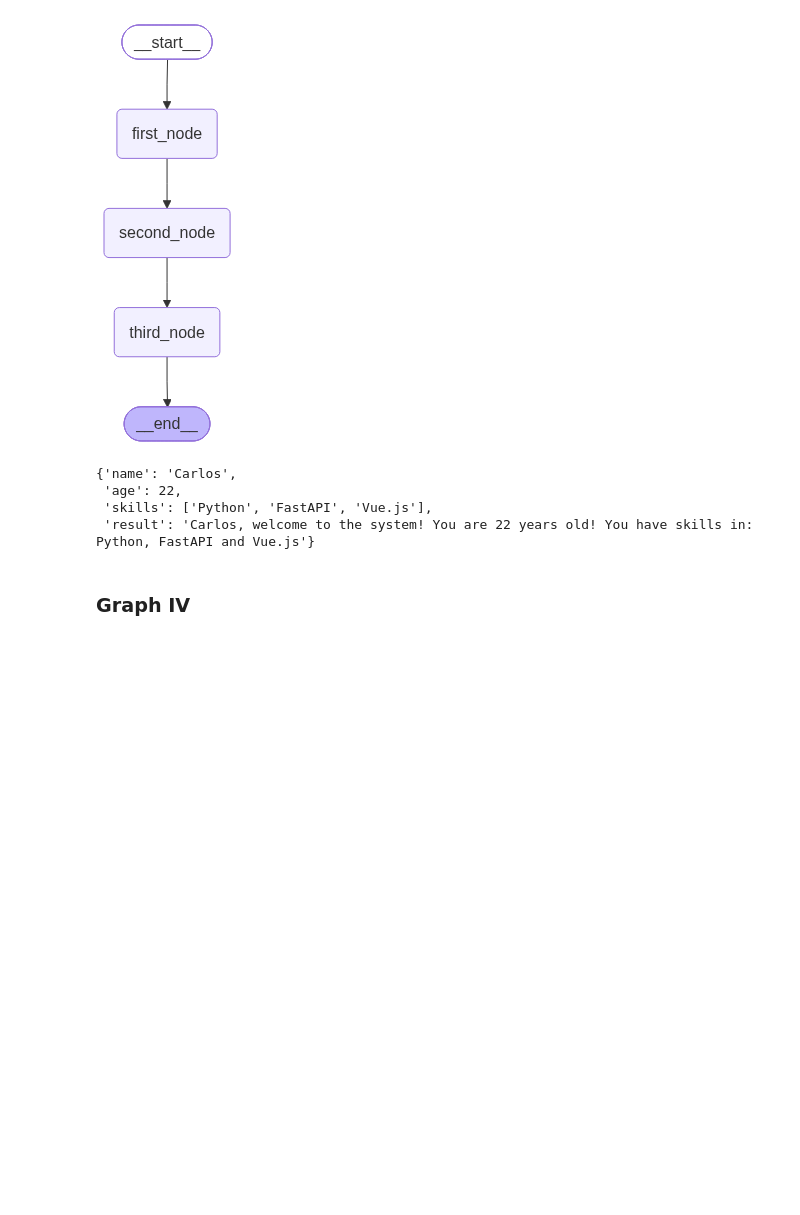
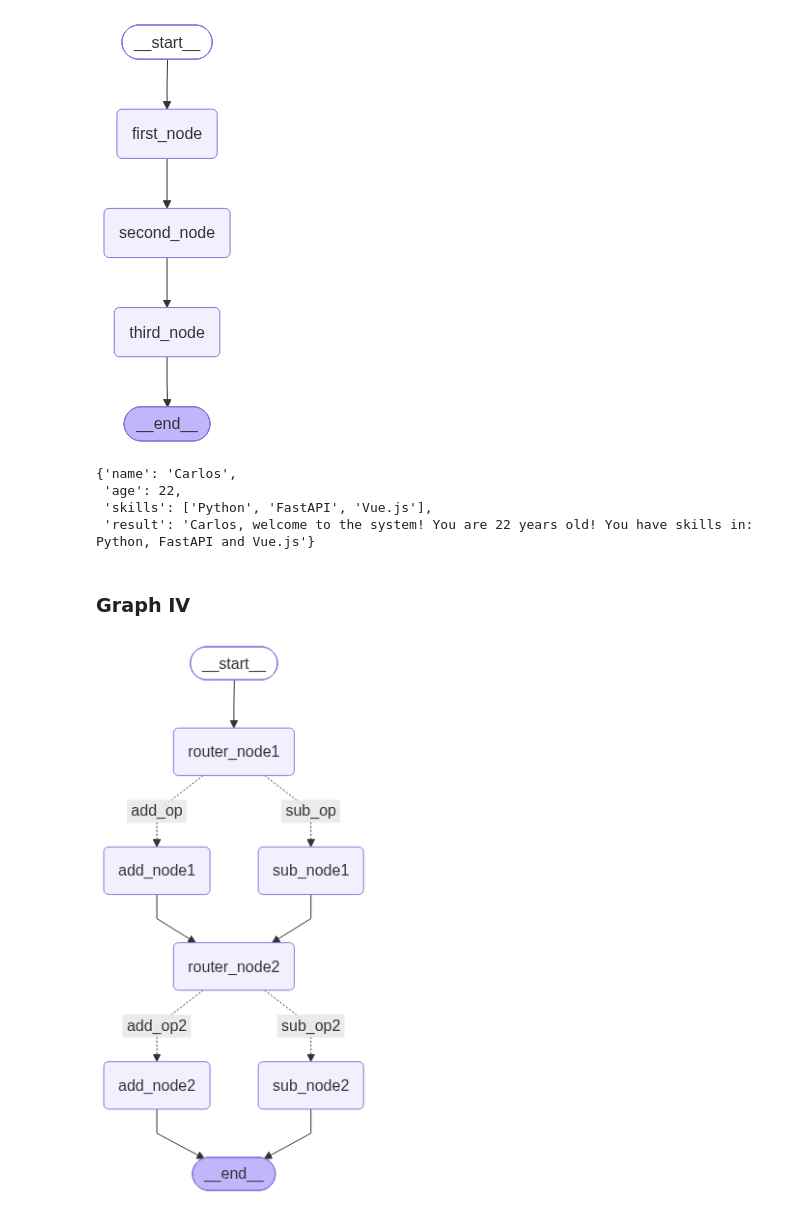
Before and after one commit to carlos-dani-dev/langgraph-course, a Jupyter notebook: helloWorldGraph.ipynb, the cells around one changed output. Drawn from its saved outputs; the diff is of its cells as text; code cells hidden in the pictures; blank space fills up the shorter version.

Commit message:
GRAPH V - Two Conditional Edges Graph

```diff
--- a/helloWorldGraph.ipynb
+++ b/helloWorldGraph.ipynb
@@ -161,0 +202,38 @@ class AgentState(TypedDict):
+# %%
+graph = StateGraph(AgentState)
+
+graph.add_node("router_node1", lambda state: state)
+graph.add_node("add_node1", adder)
+graph.add_node("sub_node1", subtractor)
+
+graph.add_node("router_node2", lambda state: state)
+graph.add_node("add_node2", adder2)
+graph.add_node("sub_node2", subtractor2)
+
+
+graph.add_edge(START, "router_node1")
+
+graph.add_conditional_edges(
+    "router_node1",
+    decide_next_node,
+    {"add_op":"add_node1", "sub_op":"sub_node1"}
+)
+
+graph.add_edge("add_node1", "router_node2")
+graph.add_edge("sub_node1", "router_node2")
+
+graph.add_conditional_edges(
+    "router_node2",
+    decide_next_node2,
+    {"add_op2":"add_node2", "sub_op2":"sub_node2"}
+)
+
+graph.add_edge("add_node2", END)
+graph.add_edge("sub_node2", END)
+
+app = graph.compile()
+# %%
+from IPython.display import Image, display
+display(Image(app.get_graph().draw_mermaid_png()))
+# %% [output]
+[figure, added]
```
Also changed, not shown: parts of 4 cells of this notebook.
